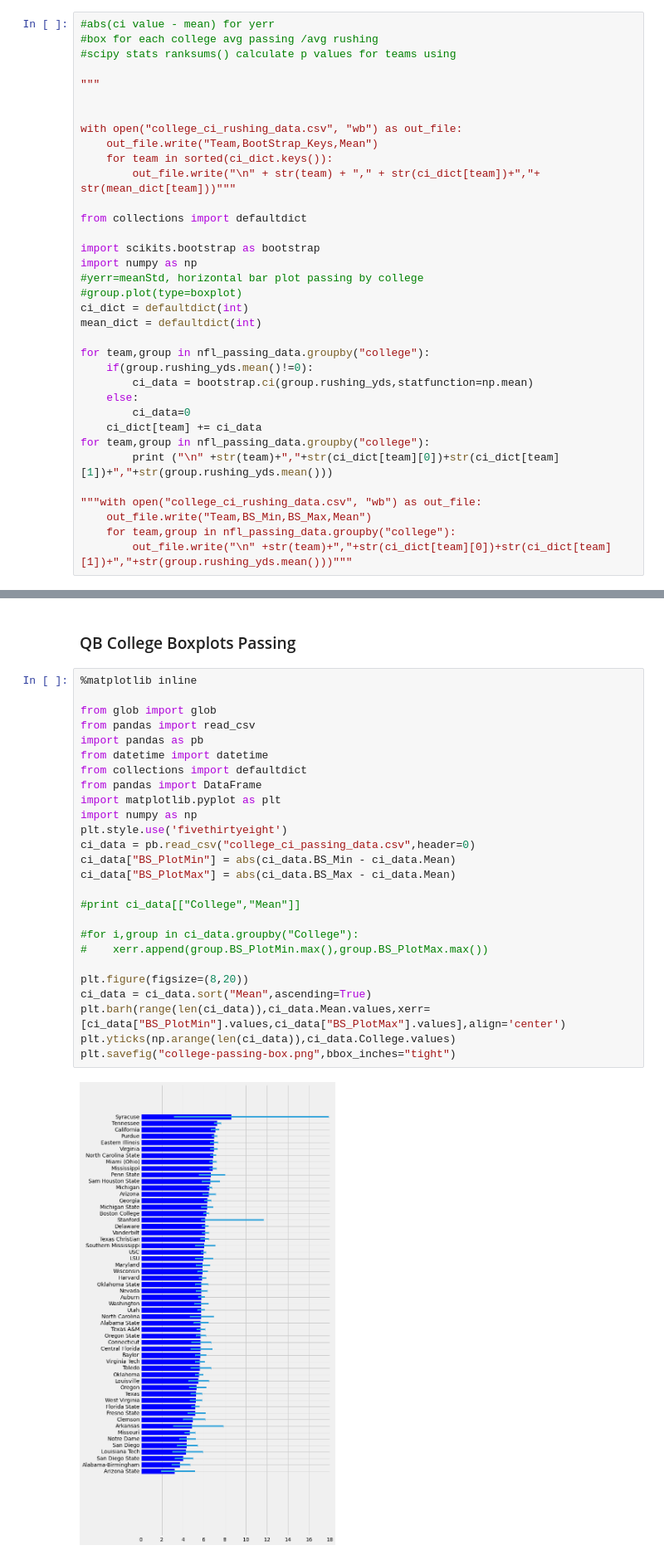
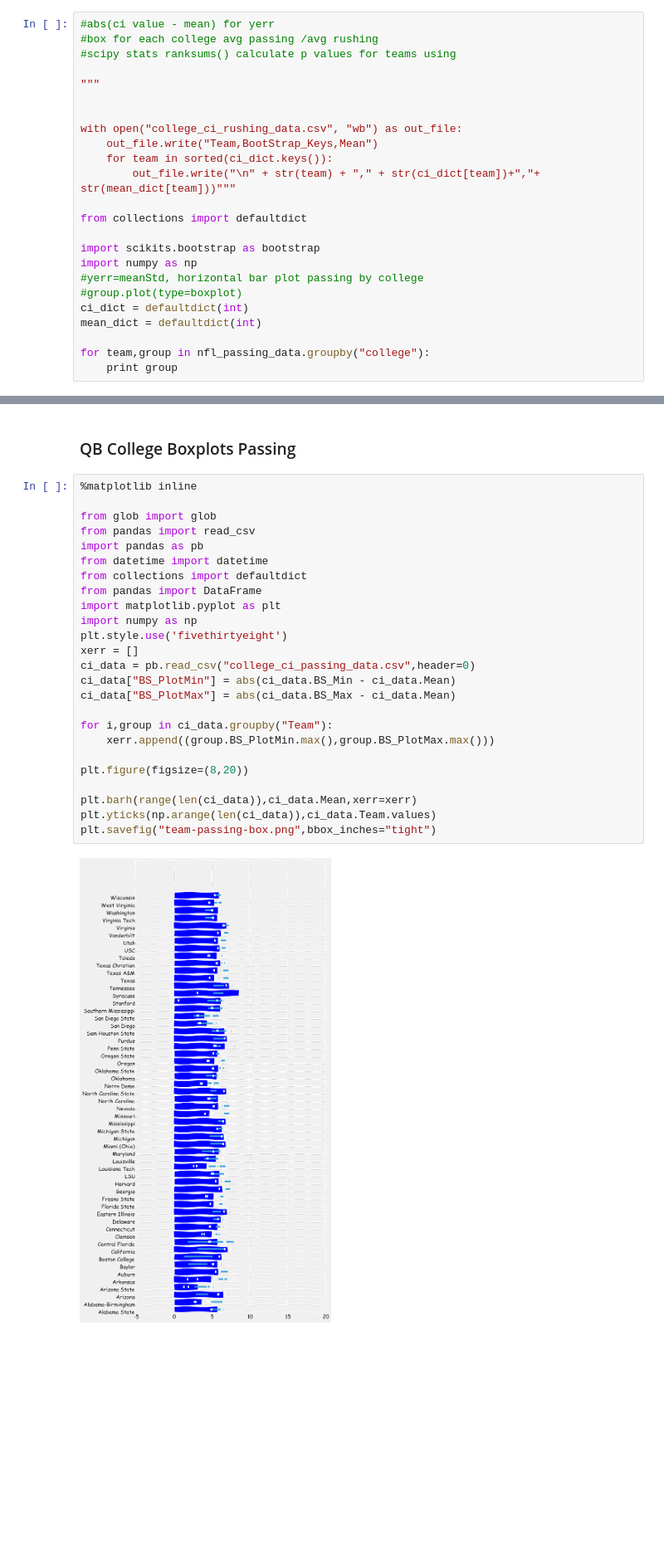
Before and after one commit to batorobe/Data-Analysis-Repo, a Jupyter notebook: NFL DB.ipynb, the cells around one changed output, grey strips where cells are left out. Shown at 83% size. Saved outputs shown, nothing was run; the diff lists cells and outputs as text; blank space fills up the shorter version.

```diff
--- a/NFL DB.ipynb
+++ b/NFL DB.ipynb
@@ -51,16 +51,5 @@ ci_dict = defaultdict(int)
 mean_dict = defaultdict(int)
 
 for team,group in nfl_passing_data.groupby("college"):
-    if(group.rushing_yds.mean()!=0):
-        ci_data = bootstrap.ci(group.rushing_yds,statfunction=np.mean)
-    else:
-        ci_data=0
-    ci_dict[team] += ci_data
-for team,group in nfl_passing_data.groupby("college"):
-        print ("\n" +str(team)+","+str(ci_dict[team][0])+str(ci_dict[team][1])+","+str(group.rushing_yds.mean()))
-
-"""with open("college_ci_rushing_data.csv", "wb") as out_file:
-    out_file.write("Team,BS_Min,BS_Max,Mean")
-    for team,group in nfl_passing_data.groupby("college"):
-        out_file.write("\n" +str(team)+","+str(ci_dict[team][0])+str(ci_dict[team][1])+","+str(group.rushing_yds.mean()))"""
+    print group
 # %% [output]
@@ -70,28 +95,27 @@ NameError: name 'nfl_passing_data' is not defined
 # %%
 %matplotlib inline
 
 from glob import glob
 from pandas import read_csv
 import pandas as pb
 from datetime import datetime
 from collections import defaultdict
 from pandas import DataFrame
 import matplotlib.pyplot as plt
 import numpy as np
 plt.style.use('fivethirtyeight')
+xerr = []
 ci_data = pb.read_csv("college_ci_passing_data.csv",header=0)
 ci_data["BS_PlotMin"] = abs(ci_data.BS_Min - ci_data.Mean)
 ci_data["BS_PlotMax"] = abs(ci_data.BS_Max - ci_data.Mean)
 
-#print ci_data[["College","Mean"]]
-
-#for i,group in ci_data.groupby("College"):
-#    xerr.append(group.BS_PlotMin.max(),group.BS_PlotMax.max())
+for i,group in ci_data.groupby("Team"):
+    xerr.append((group.BS_PlotMin.max(),group.BS_PlotMax.max()))
 
 plt.figure(figsize=(8,20))
-ci_data = ci_data.sort("Mean",ascending=True)
-plt.barh(range(len(ci_data)),ci_data.Mean.values,xerr=[ci_data["BS_PlotMin"].values,ci_data["BS_PlotMax"].values],align='center')
-plt.yticks(np.arange(len(ci_data)),ci_data.College.values)
-plt.savefig("college-passing-box.png",bbox_inches="tight")
+
+plt.barh(range(len(ci_data)),ci_data.Mean,xerr=xerr)
+plt.yticks(np.arange(len(ci_data)),ci_data.Team.values)
+plt.savefig("team-passing-box.png",bbox_inches="tight")
 # %% [output]
-[figure, old version]
+[figure, new version]
```
Also changed, not shown: parts of 17 cells of this notebook, 1 other file.
